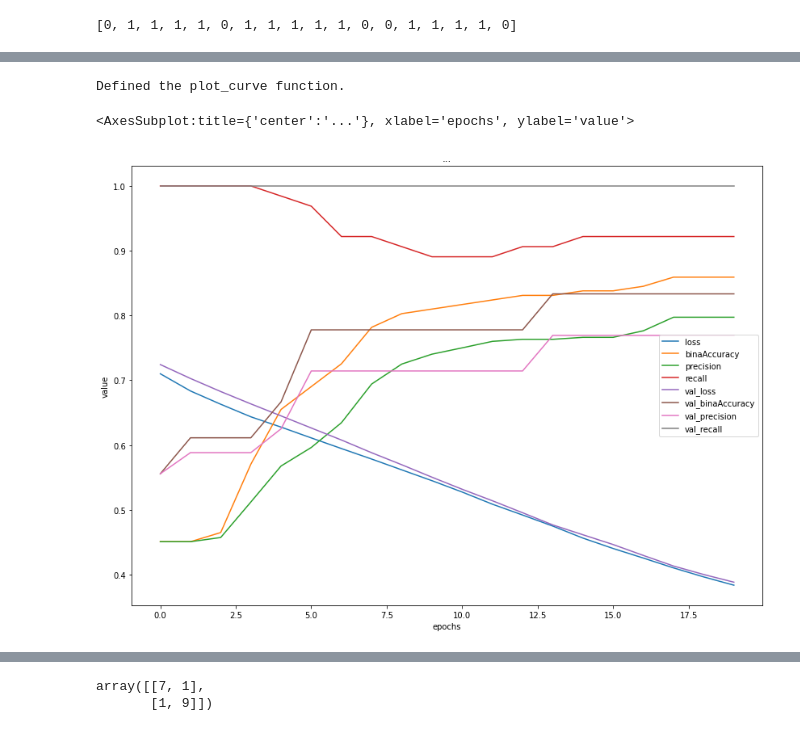
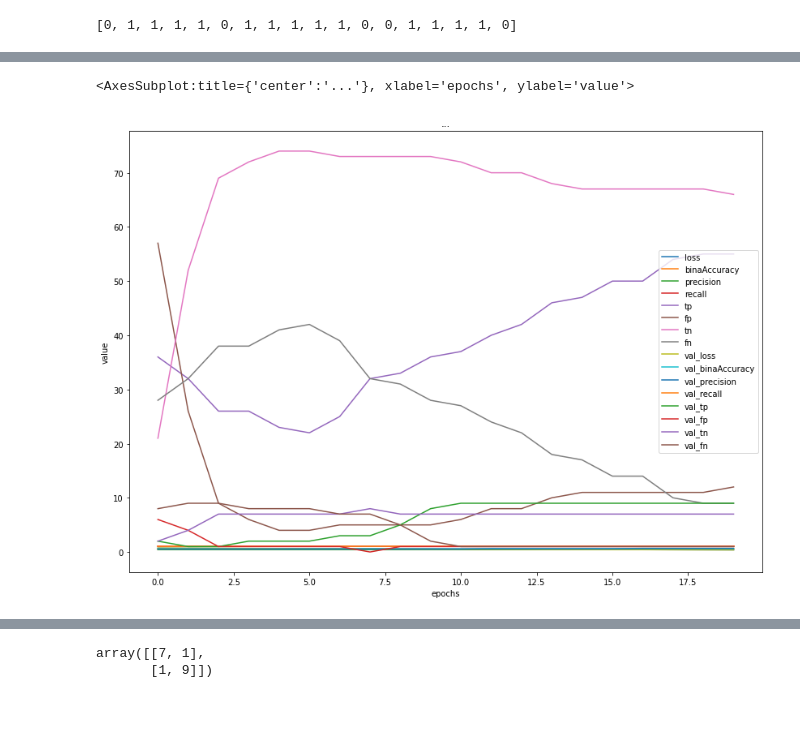
Before and after one commit to johancodes/heart-disease, a Jupyter notebook: heart_disease_ml.ipynb, the cells around one changed output, grey strips where cells are left out. Drawn from its saved outputs; the diff is of its cells as text; code cells hidden in the pictures.

```diff
--- a/heart_disease_ml.ipynb
+++ b/heart_disease_ml.ipynb
@@ -565,16 +580,17 @@ array([[ 5,  3],
 ]
 '''
 
-classif_thresh = 0.4
+classif_thresh = 0.1
 
 METRICS2 = [
-
-      keras.metrics.BinaryAccuracy(name='binaAccuracy', threshold=classif_thresh),
-      keras.metrics.Precision(name='precision', thresholds=classif_thresh),
-      keras.metrics.Recall(name="recall", thresholds=classif_thresh),
+    keras.metrics.BinaryAccuracy(name='binaAccuracy', threshold=classif_thresh),
+    keras.metrics.Precision(name='precision', thresholds=classif_thresh),
+    keras.metrics.Recall(name="recall", thresholds=classif_thresh),
+    keras.metrics.TruePositives(name='tp'),
+    keras.metrics.FalsePositives(name='fp'),
+    keras.metrics.TrueNegatives(name='tn'),
+    keras.metrics.FalseNegatives(name='fn'),
 ]
-
-
 
 # set seed
 
@@ -608,19 +624,25 @@ model4_history = model4.fit(
 
 '''
 
-Notice how accuracy and precision fall as recall increases when classif_thresh is decreased:
+METRICS LOG
+
+thresh = 0.6
+Epoch 20/20
+5/5 - 0s - loss: 0.3835 - binaAccuracy: 0.7817 - precision: 0.9024 - recall: 0.5781 - tp: 55.0000 - fp: 12.0000 - tn: 66.0000 - fn: 9.0000 - val_loss: 0.3882 - val_binaAccuracy: 0.7222 - val_precision: 0.8571 - val_recall: 0.6000 - val_tp: 9.0000 - val_fp: 1.0000 - val_tn: 7.0000 - val_fn: 1.0000 - 83ms/epoch - 17ms/step
+
+Notice how precision falls as recall increases when classif_thresh is decreased:
 
 thresh = 0.5
 Epoch 20/20
-5/5 - 0s - loss: 0.3835 - binaAccuracy: 0.8521 - precision: 0.8209 - recall: 0.8594 - val_loss: 0.3882 - val_binaAccuracy: 0.8889 - val_precision: 0.9000 - val_recall: 0.9000 - 57ms/epoch - 11ms/step
+5/5 - 0s - loss: 0.3835 - binaAccuracy: 0.8521 - precision: 0.8209 - recall: 0.8594 - tp: 55.0000 - fp: 12.0000 - tn: 66.0000 - fn: 9.0000 - val_loss: 0.3882 - val_binaAccuracy: 0.8889 - val_precision: 0.9000 - val_recall: 0.9000 - val_tp: 9.0000 - val_fp: 1.0000 - val_tn: 7.0000 - val_fn: 1.0000 - 104ms/epoch - 21ms/step
 
 thresh = 0.4
 Epoch 20/20
-5/5 - 0s - loss: 0.3835 - binaAccuracy: 0.8592 - precision: 0.7973 - recall: 0.9219 - val_loss: 0.3882 - val_binaAccuracy: 0.8333 - val_precision: 0.7692 - val_recall: 1.0000 - 60ms/epoch - 12ms/step
+5/5 - 0s - loss: 0.3835 - binaAccuracy: 0.8592 - precision: 0.7973 - recall: 0.9219 - tp: 55.0000 - fp: 12.0000 - tn: 66.0000 - fn: 9.0000 - val_loss: 0.3882 - val_binaAccuracy: 0.8333 - val_precision: 0.7692 - val_recall: 1.0000 - val_tp: 9.0000 - val_fp: 1.0000 - val_tn: 7.0000 - val_fn: 1.0000 - 83ms/epoch - 17ms/step
 
 thresh = 0.3
 Epoch 20/20
-5/5 - 0s - loss: 0.3835 - binaAccuracy: 0.8099 - precision: 0.7126 - recall: 0.9688 - val_loss: 0.3882 - val_binaAccuracy: 0.7778 - val_precision: 0.7143 - val_recall: 1.0000 - 63ms/epoch - 13ms/step
+5/5 - 0s - loss: 0.3835 - binaAccuracy: 0.8099 - precision: 0.7126 - recall: 0.9688 - tp: 55.0000 - fp: 12.0000 - tn: 66.0000 - fn: 9.0000 - val_loss: 0.3882 - val_binaAccuracy: 0.7778 - val_precision: 0.7143 - val_recall: 1.0000 - val_tp: 9.0000 - val_fp: 1.0000 - val_tn: 7.0000 - val_fn: 1.0000 - 79ms/epoch - 16ms/step
 
 '''
 # %% [output]
@@ -649,37 +670,12 @@ Epoch 20/20
-# %%
-#@title Define the plotting function.
-def plot_curve(epochs, hist, list_of_metrics):
-  """Plot a curve of one or more classification metrics vs. epoch."""
-  # list_of_metrics should be one of the names shown in:
-  # https://www.tensorflow.org/tutorials/structured_data/imbalanced_data#define_the_model_and_metrics
-
-  plt.figure()
-  plt.xlabel("Epoch")
-  plt.ylabel("Value")
-
-  for m in list_of_metrics:
-    x = hist[m]
-    plt.plot(epochs[1:], x[1:], label=m)
-
-  plt.legend()
-
-print("Defined the plot_curve function.")
-# %% [output]
-Defined the plot_curve function.
 # %%
-'''list_of_metrics_to_plot = ['accuracy', "precision", "recall"]
-epochs = 20
-hist = pd.DataFrame(model4_history.history)
-plot_curve(epochs, hist, list_of_metrics_to_plot)'''
-
 # NB: I for this plot, I replaced 'loss' with 'value' in ylabel
 
 pd.DataFrame(model4_history.history).plot(
             figsize=(14,10),
             title='...',
             xlabel='epochs',
             ylabel='value'
             )
 # %% [output]
 <AxesSubplot:title={'center':'...'}, xlabel='epochs', ylabel='value'>
-[figure, old version]
+[figure, new version]
```
Also changed, not shown: parts of 14 cells of this notebook.
